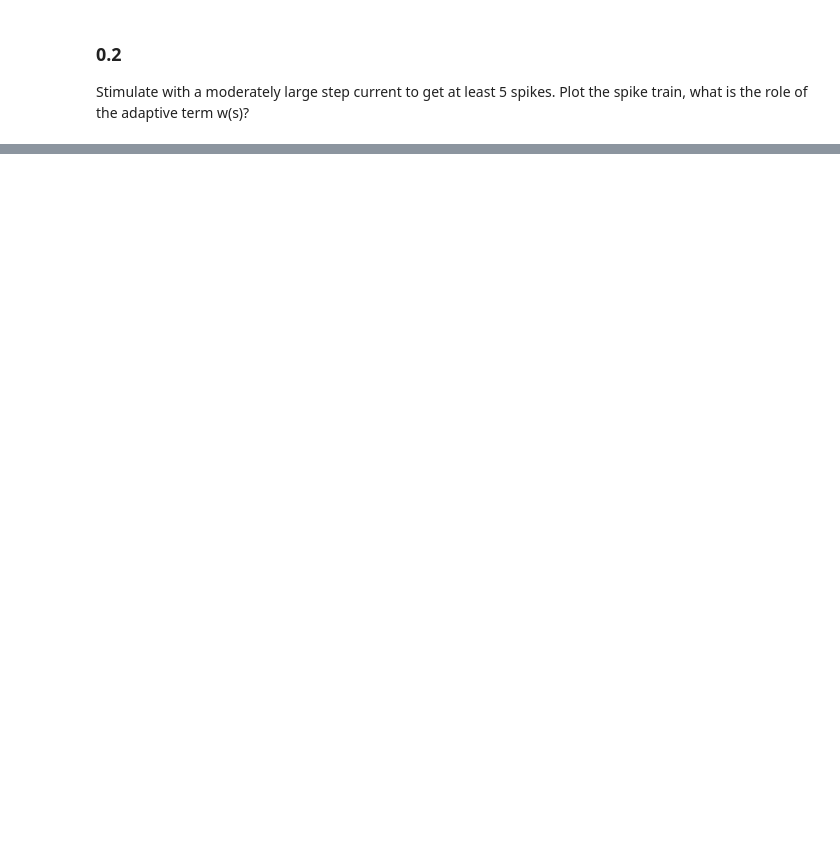
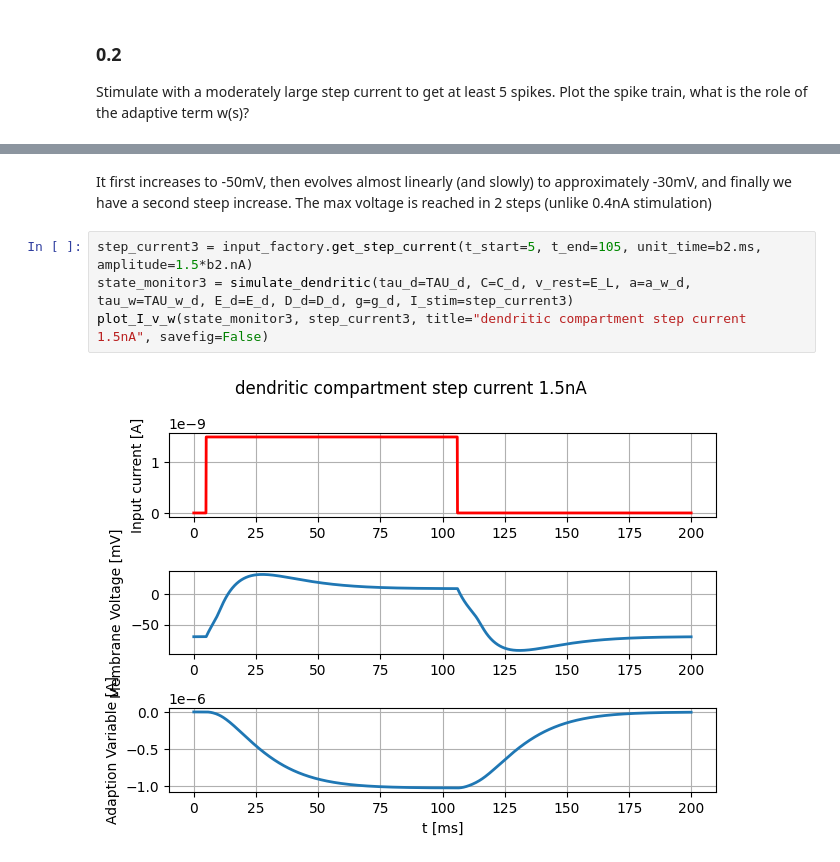
Before and after one commit to lniederhauser/neuronal_dynamics_miniproject, a Jupyter notebook: main.ipynb, the cells around one changed output, grey strips where cells are left out. Saved outputs shown, nothing was run; the diff lists cells and outputs as text; blank space fills up the shorter version.

```diff
--- a/main.ipynb
+++ b/main.ipynb
@@ -65,0 +82,8 @@ nr of spikes: 4
+# %% [markdown]
+It first increases to -50mV, then evolves almost linearly (and slowly) to approximately -30mV, and finally we have a second steep increase. The max voltage is reached in 2 steps (unlike 0.4nA stimulation)
+# %%
+step_current3 = input_factory.get_step_current(t_start=5, t_end=105, unit_time=b2.ms, amplitude=1.5*b2.nA)
+state_monitor3 = simulate_dendritic(tau_d=TAU_d, C=C_d, v_rest=E_L, a=a_w_d, tau_w=TAU_w_d, E_d=E_d, D_d=D_d, g=g_d, I_stim=step_current3)
+plot_I_v_w(state_monitor3, step_current3, title="dendritic compartment step current 1.5nA", savefig=False)
+# %% [output]
+[figure, added]
```
Also changed, not shown: parts of 15 cells of this notebook, 1 other file.
